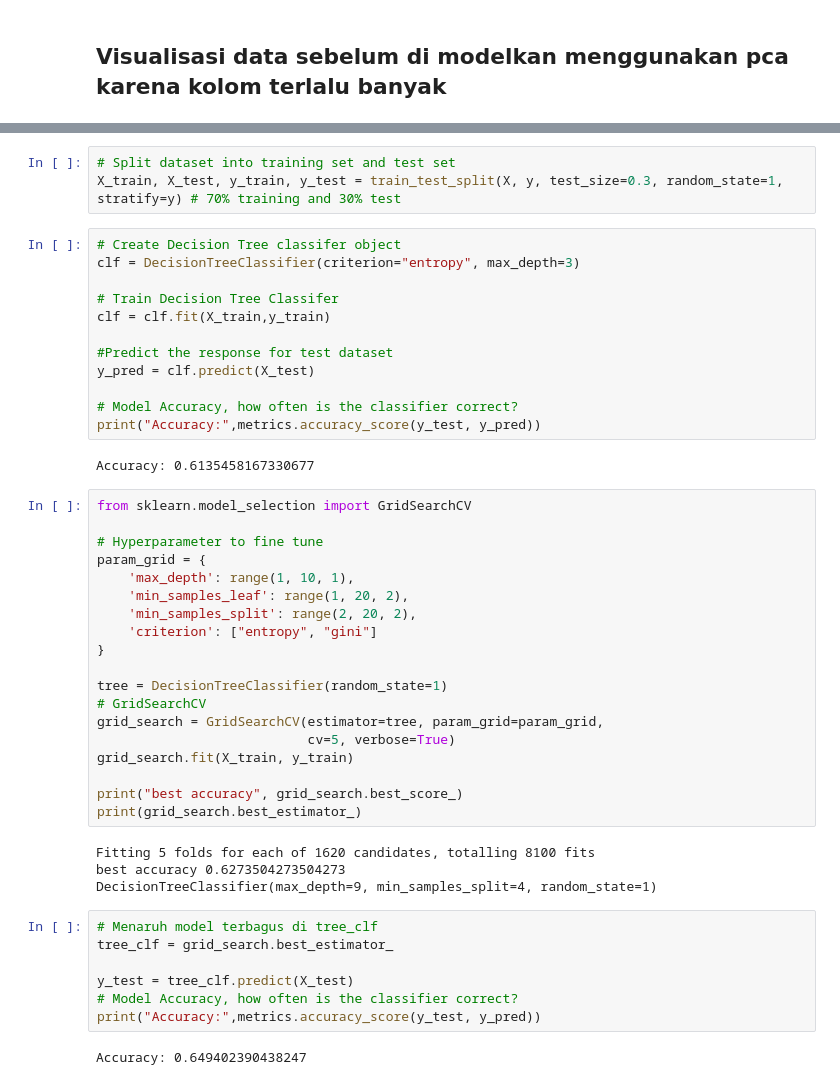
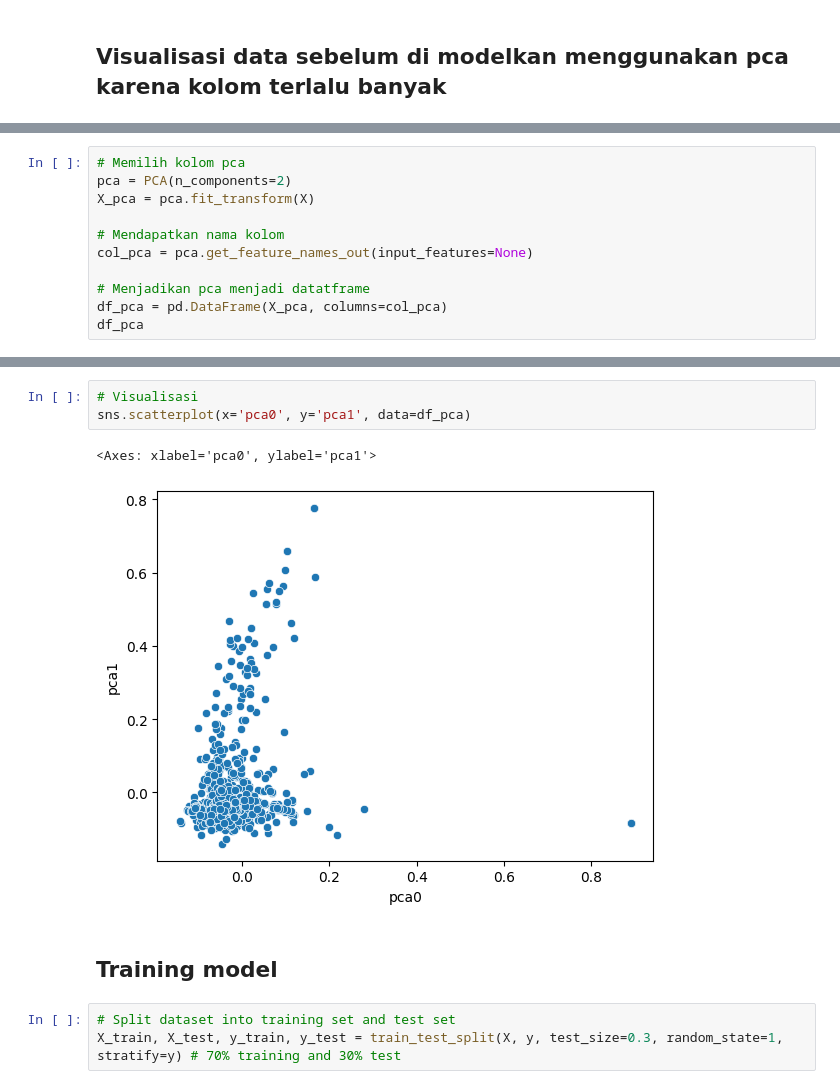
Before and after one commit to notnsas/cautious-eureka, a Jupyter notebook: TF_IDF_KMEAN.ipynb, the cells around one changed output, grey strips where cells are left out. Cells and saved outputs as stored; diff of their text form.

Commit message:
plus model

```diff
--- a/TF_IDF_KMEAN.ipynb
+++ b/TF_IDF_KMEAN.ipynb
@@ -152,0 +149,11 @@ X, y = tfidf_mat, dm['sentiment']
+# %%
+# Memilih kolom pca
+pca = PCA(n_components=2)
+X_pca = pca.fit_transform(X)
+
+# Mendapatkan nama kolom
+col_pca = pca.get_feature_names_out(input_features=None)
+
+# Menjadikan pca menjadi datatframe
+df_pca = pd.DataFrame(X_pca, columns=col_pca)
+df_pca
@@ -153,49 +174,11 @@ X, y = tfidf_mat, dm['sentiment']
+# %%
+# Visualisasi
+sns.scatterplot(x='pca0', y='pca1', data=df_pca)
+# %% [output]
+<Axes: xlabel='pca0', ylabel='pca1'>
+[figure, added]
+# %% [markdown]
+## **Training model**
 # %%
 # Split dataset into training set and test set
 X_train, X_test, y_train, y_test = train_test_split(X, y, test_size=0.3, random_state=1, stratify=y) # 70% training and 30% test
-# %%
-# Create Decision Tree classifer object
-clf = DecisionTreeClassifier(criterion="entropy", max_depth=3)
-
-# Train Decision Tree Classifer
-clf = clf.fit(X_train,y_train)
-
-#Predict the response for test dataset
-y_pred = clf.predict(X_test)
-
-# Model Accuracy, how often is the classifier correct?
-print("Accuracy:",metrics.accuracy_score(y_test, y_pred))
-# %% [output]
-Accuracy: 0.6135458167330677
-# %%
-from sklearn.model_selection import GridSearchCV
-
-# Hyperparameter to fine tune
-param_grid = {
-    'max_depth': range(1, 10, 1),
-    'min_samples_leaf': range(1, 20, 2),
-    'min_samples_split': range(2, 20, 2),
-    'criterion': ["entropy", "gini"]
-}
-
-tree = DecisionTreeClassifier(random_state=1)
-# GridSearchCV
-grid_search = GridSearchCV(estimator=tree, param_grid=param_grid,
-                           cv=5, verbose=True)
-grid_search.fit(X_train, y_train)
-
-print("best accuracy", grid_search.best_score_)
-print(grid_search.best_estimator_)
-# %% [output]
-Fitting 5 folds for each of 1620 candidates, totalling 8100 fits
-best accuracy 0.6273504273504273
-DecisionTreeClassifier(max_depth=9, min_samples_split=4, random_state=1)
-# %%
-# Menaruh model terbagus di tree_clf
-tree_clf = grid_search.best_estimator_
-
-y_test = tree_clf.predict(X_test)
-# Model Accuracy, how often is the classifier correct?
-print("Accuracy:",metrics.accuracy_score(y_test, y_pred))
-# %% [output]
-Accuracy: 0.649402390438247
```
Also changed, not shown: parts of 13 cells of this notebook.
